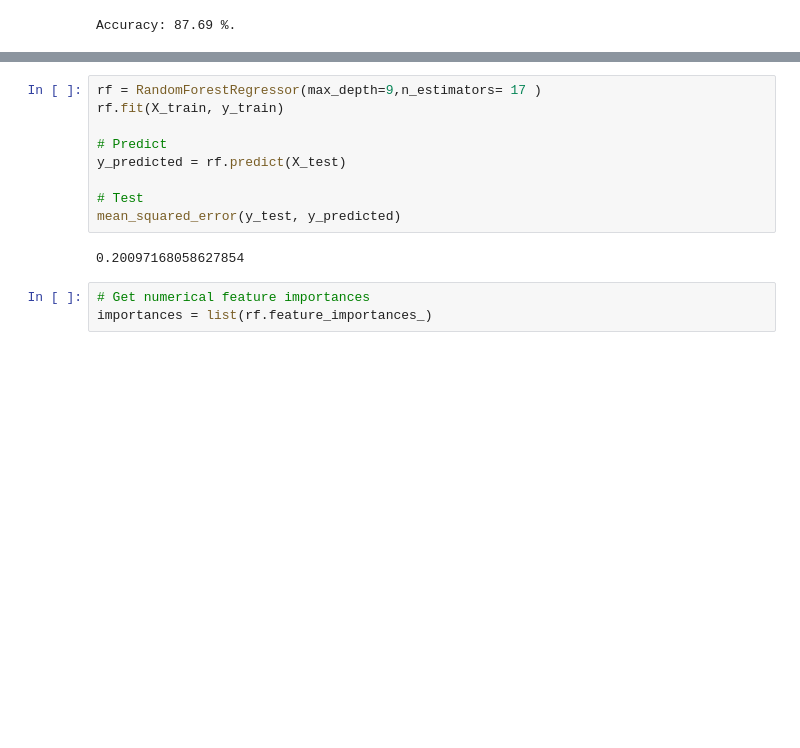
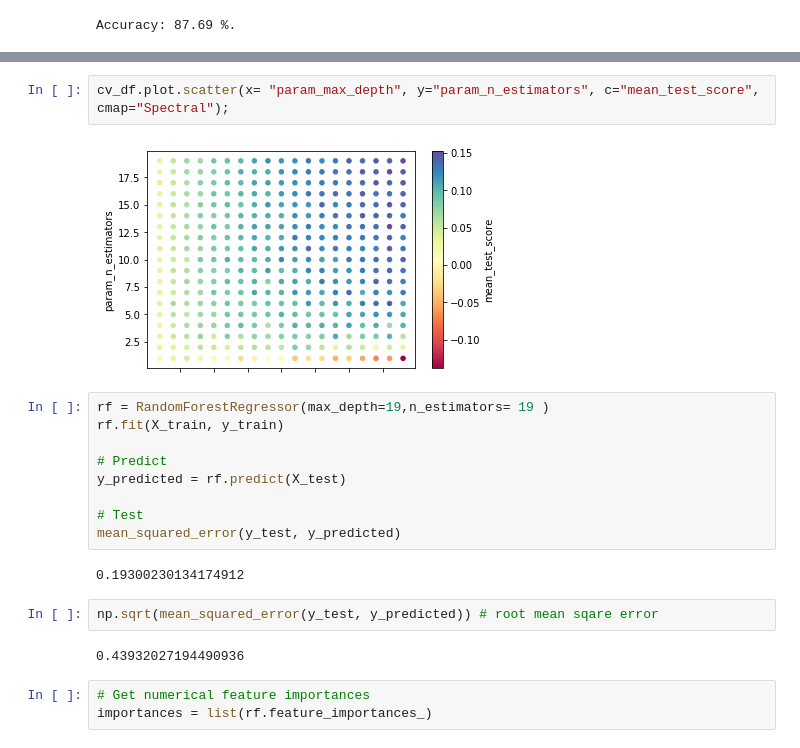
Before and after one commit to greeeneg/final-project, a Jupyter notebook: final-project.ipynb, the cells around one changed output, grey strips where cells are left out. Drawn from its saved outputs; the diff is of its cells as text; blank space fills up the shorter version.

```diff
--- a/final-project.ipynb
+++ b/final-project.ipynb
@@ -662,5 +666,9 @@ cv_df.plot.line(x= "param_max_depth", y="mean_test_score");
+# %%
+cv_df.plot.scatter(x= "param_max_depth", y="param_n_estimators", c="mean_test_score", cmap="Spectral");
+# %% [output]
+[figure, added]
 # %%
-rf = RandomForestRegressor(max_depth=9,n_estimators= 17 )
+rf = RandomForestRegressor(max_depth=19,n_estimators= 19 )
 rf.fit(X_train, y_train)
 
 # Predict
@@ -669,7 +677,11 @@ y_predicted = rf.predict(X_test)
 # Test
 mean_squared_error(y_test, y_predicted)
 # %% [output]
-0.20097168058627854
+0.19300230134174912
+# %%
+np.sqrt(mean_squared_error(y_test, y_predicted)) # root mean sqare error
+# %% [output]
+0.43932027194490936
 # %%
 # Get numerical feature importances
 importances = list(rf.feature_importances_)
```
Also changed, not shown: parts of 10 cells of this notebook.
